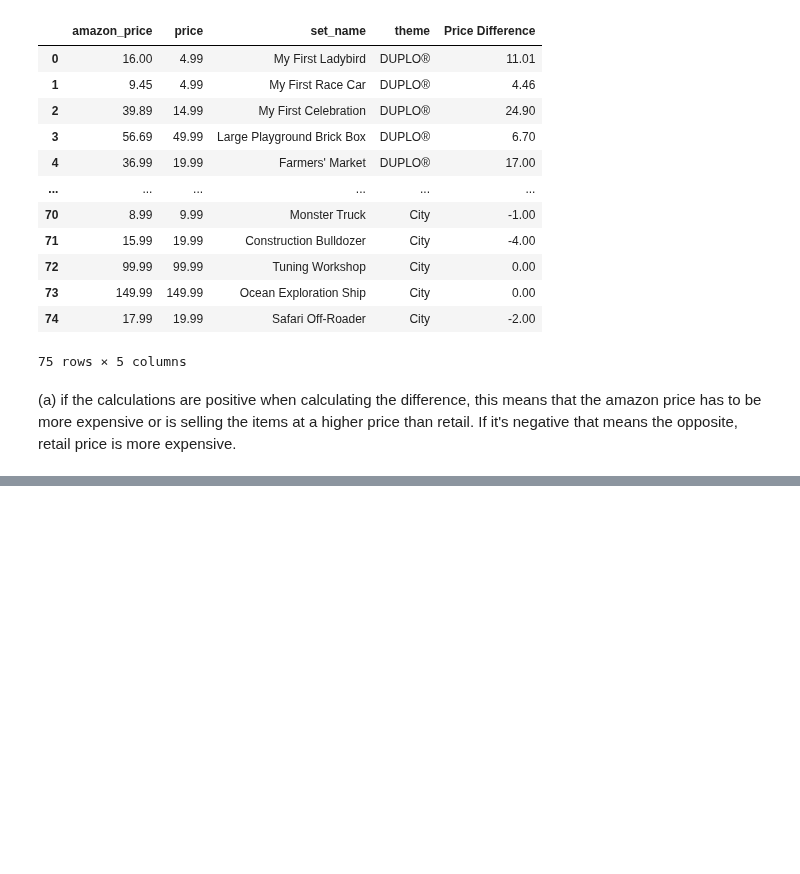
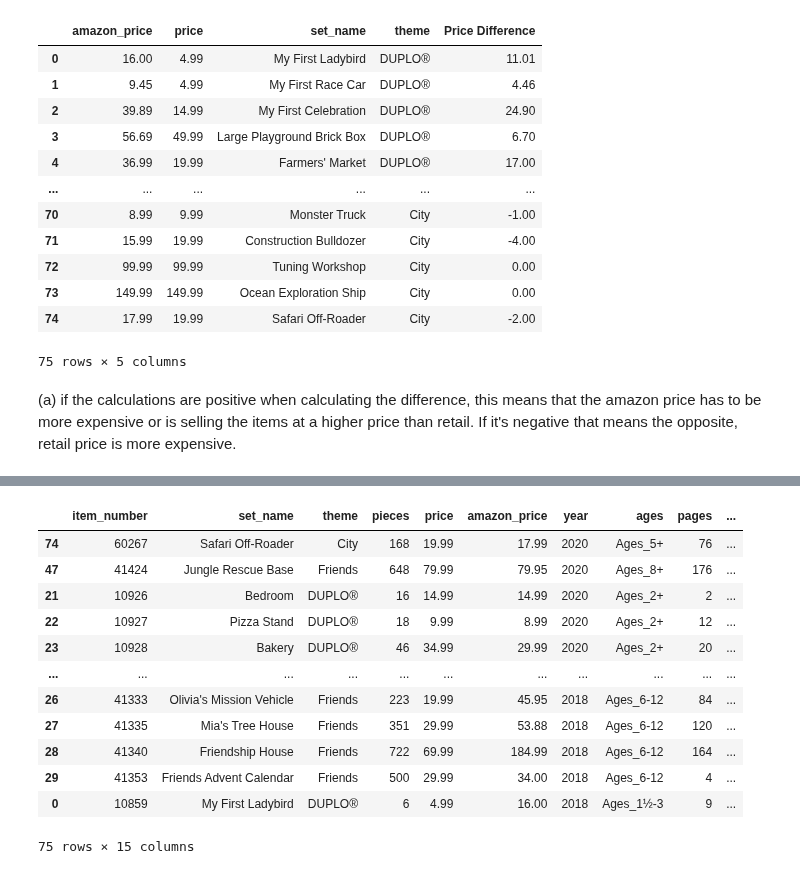
Before and after one commit to ehernandez0904/Data-101-Fall-2025, a Jupyter notebook: Exam 1/Untitled.ipynb, the cells around one changed output, grey strips where cells are left out. Drawn from its saved outputs; the diff is of its cells as text; code cells hidden in the pictures; blank space fills up the shorter version.

```diff
--- a/Exam 1/Untitled.ipynb
+++ b/Exam 1/Untitled.ipynb
@@ -260,0 +370,18 @@ DF[my_newcolumns]
+# %%
+#(a) we have to create a mask to show only the year and possibly the prices for amazon and retail.
+mask = (DF['year'] == 'years') & (DF['price']=='retail_price') & (DF ['amazon_price'] == 'amazonprice')
+DF.sort_values(by='year', ascending=False)
+# %% [output]
+|  | item_number | set_name | theme | pieces | price | amazon_price | year | ages | pages | ... |
+| 74 | 60267 | Safari Off-Roader | City | 168 | 19.99 | 17.99 | 2020 | Ages_5+ | 76 | ... |
+| 47 | 41424 | Jungle Rescue Base | Friends | 648 | 79.99 | 79.95 | 2020 | Ages_8+ | 176 | ... |
+| 21 | 10926 | Bedroom | DUPLO® | 16 | 14.99 | 14.99 | 2020 | Ages_2+ | 2 | ... |
+| 22 | 10927 | Pizza Stand | DUPLO® | 18 | 9.99 | 8.99 | 2020 | Ages_2+ | 12 | ... |
+| 23 | 10928 | Bakery | DUPLO® | 46 | 34.99 | 29.99 | 2020 | Ages_2+ | 20 | ... |
+| ... | ... | ... | ... | ... | ... | ... | ... | ... | ... | ... |
+| 26 | 41333 | Olivia's Mission Vehicle | Friends | 223 | 19.99 | 45.95 | 2018 | Ages_6-12 | 84 | ... |
+| 27 | 41335 | Mia's Tree House | Friends | 351 | 29.99 | 53.88 | 2018 | Ages_6-12 | 120 | ... |
+| 28 | 41340 | Friendship House | Friends | 722 | 69.99 | 184.99 | 2018 | Ages_6-12 | 164 | ... |
+| 29 | 41353 | Friends Advent Calendar | Friends | 500 | 29.99 | 34.00 | 2018 | Ages_6-12 | 4 | ... |
+| 0 | 10859 | My First Ladybird | DUPLO® | 6 | 4.99 | 16.00 | 2018 | Ages_1½-3 | 9 | ... |
+75 rows × 15 columns
```
Also changed, not shown: parts of 22 cells of this notebook.
